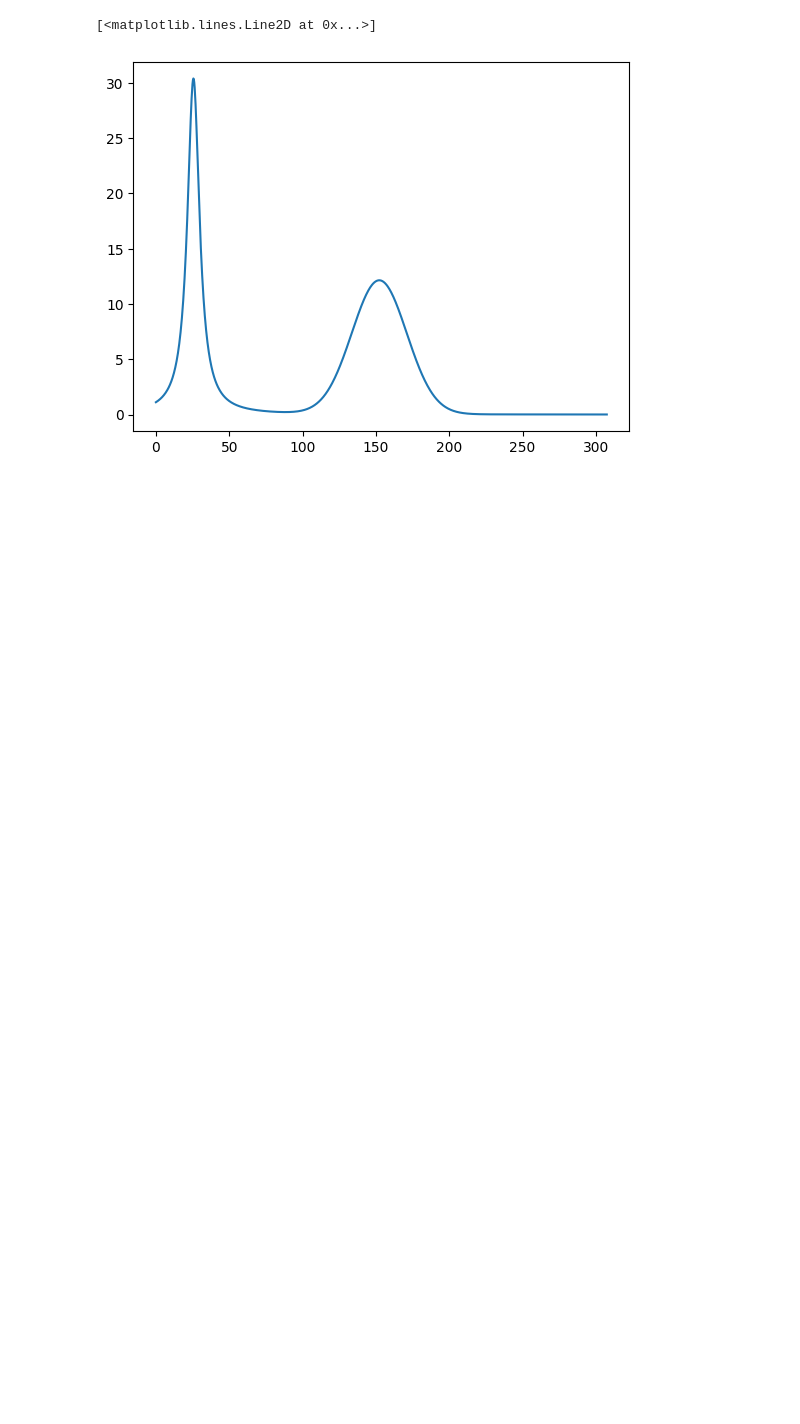
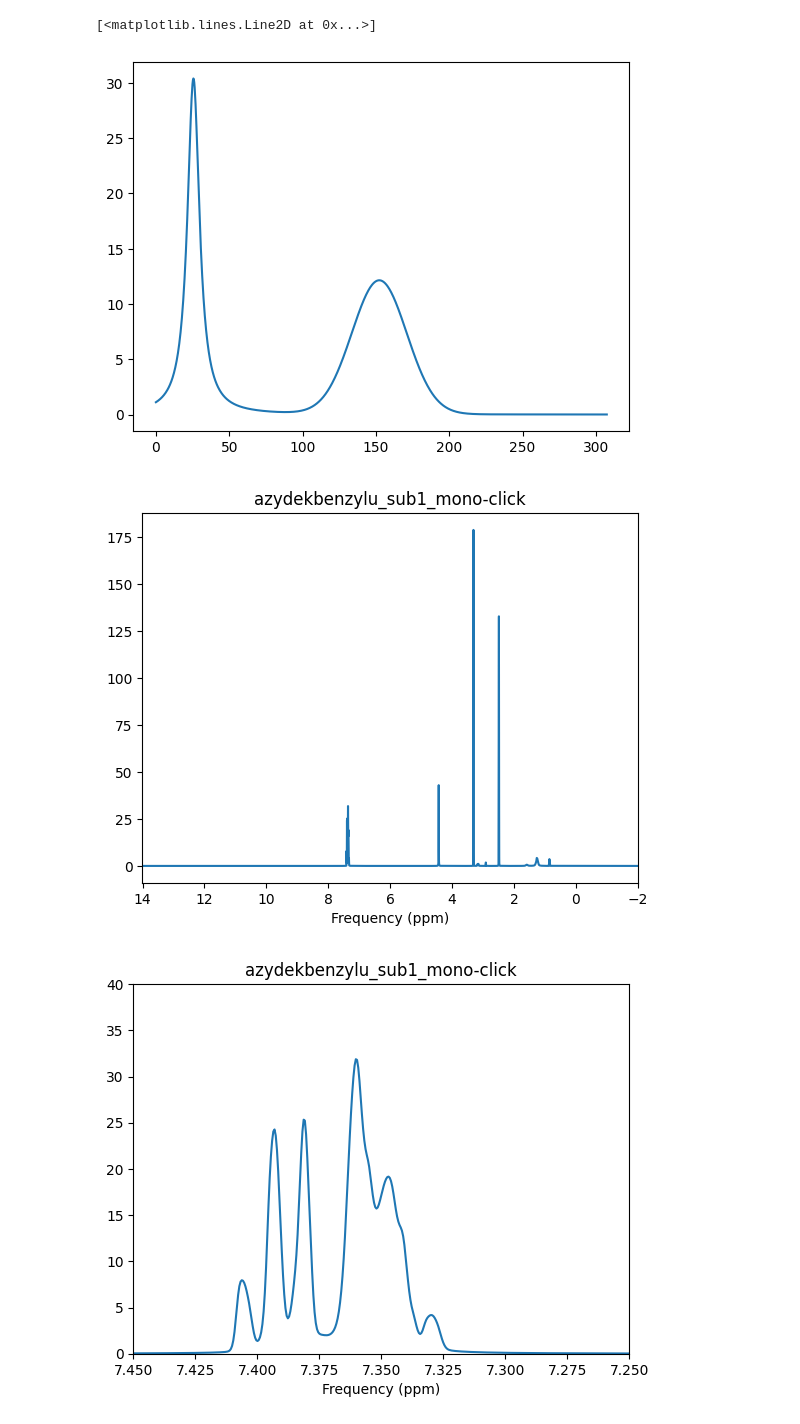
Before and after one commit to center4ml/shimnet, a Jupyter notebook: development/spectrum_generator_from_peaks.ipynb, the cells around one changed output. Drawn from its saved outputs; the diff is of its cells as text; code cells hidden in the pictures; blank space fills up the shorter version.

```diff
--- a/development/spectrum_generator_from_peaks.ipynb
+++ b/development/spectrum_generator_from_peaks.ipynb
@@ -97,3 +91,47 @@ plt.plot(frequencies.numpy(), substance_spectrum[0].numpy())
 # %% [output]
 [<matplotlib.lines.Line2D at 0x...>]
 [figure]
+# %%
+SPECTROMETER_FREQUENCY_MHZ = 600.0
+FREQUENCY_PPM_START = -2.01456
+FREQUENCY_N_STEPS = 32_767
+FREQUENCY_PPM_STEP = (14.0151 - FREQUENCY_PPM_START) / (FREQUENCY_N_STEPS - 1)
+frequency_ppm = FREQUENCY_PPM_START + FREQUENCY_PPM_STEP * torch.arange(FREQUENCY_N_STEPS)
+frequency_hz = frequency_ppm * SPECTROMETER_FREQUENCY_MHZ
+# %%
+file_path = Path("data/processed_spectra/azydekbenzylu_sub1_mono-click.csv")
+output_file_path = Path(f"data/output/{file_path.stem}.csv")
+output_file_path.parent.mkdir(parents=True, exist_ok=True)
+
+spectrum_peaks = pd.read_csv(file_path)
+
+spectrum_peaks = spectrum_peaks.to_dict(orient="records")
+substance_peaks_data = parser.transform(spectrum_peaks)
+
+substance_spectrum = shimnet.generators.spectrum_from_peaks_data(substance_peaks_data, frequency_hz)
+
+plt.plot(frequency_ppm.numpy(), substance_spectrum[0].numpy())
+plt.title(file_path.stem)
+plt.xlim(frequency_ppm.max(), frequency_ppm.min())
+plt.xlabel("Frequency (ppm)")
+
+plt.figure()
+plt.plot(frequency_ppm.numpy(), substance_spectrum[0].numpy())
+plt.title(file_path.stem)
+plt.xlim(7.45, 7.25)
+plt.ylim(0, 40)
+plt.xlabel("Frequency (ppm)")
+
+
+plt.figure()
+plt.plot(frequency_ppm.numpy(), substance_spectrum[0].numpy())
+plt.title(file_path.stem)
+plt.xlim(1.75, 0.6)
+plt.ylim(0, 5)
+plt.xlabel("Frequency (ppm)")
+
+
+np.savetxt(output_file_path, np.stack([frequency_ppm.numpy(), frequency_hz.numpy()], axis=1))
+# %% [output]
+[figure, added]
+[figure, added]
```
Also changed, not shown: parts of 19 cells of this notebook, 4 other files.
